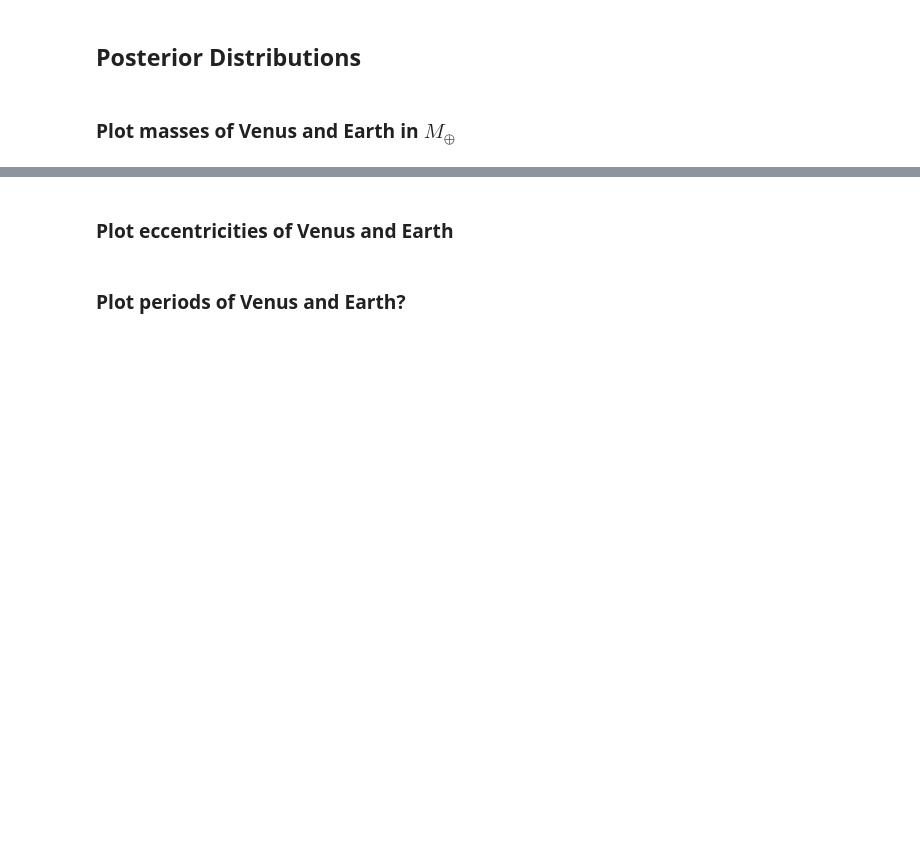
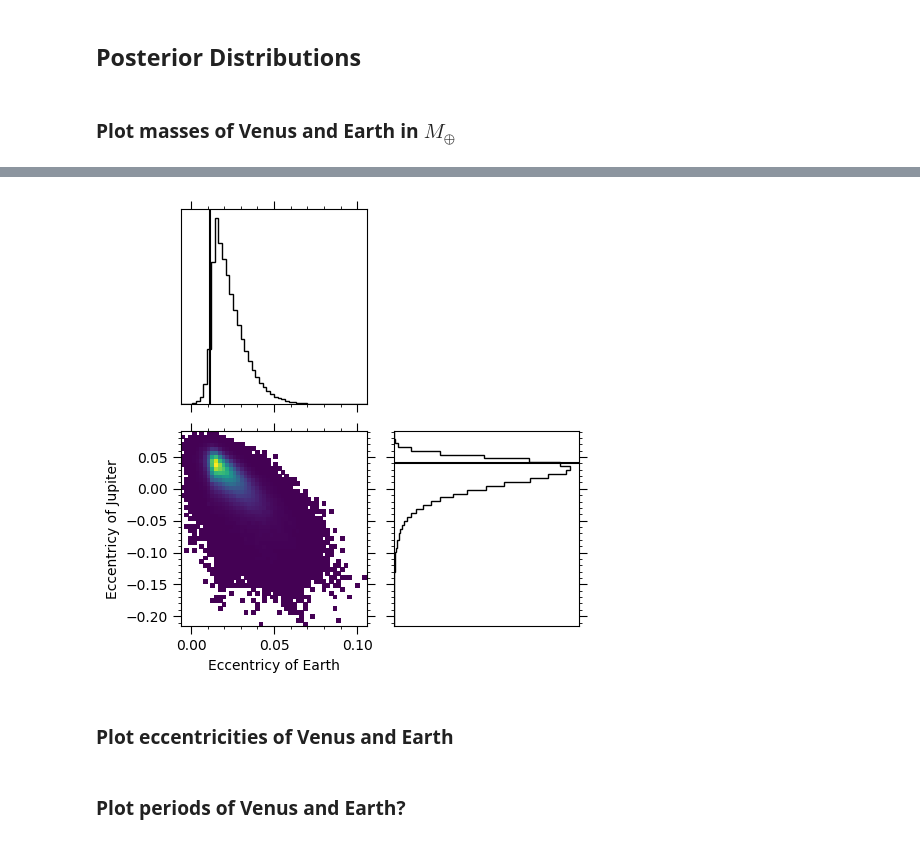
Before and after one commit to bmlindor/ttv_ss, a Jupyter notebook: work.ipynb, the cells around one changed output, grey strips where cells are left out. Cells and saved outputs as stored; diff of their text form; code cells hidden in the pictures; blank space fills up the shorter version.

```diff
--- a/work.ipynb
+++ b/work.ipynb
@@ -78,3 +82,7 @@ ylabel(L"Mass of Earth [$M_{\oplus}$]")
+# %%
+corner_hist(10.0,15.0,"EMB","p3",50)
+# %% [output]
+[figure, added]
 # %% [markdown]
 ### Plot eccentricities of Venus and Earth
 # %%
```
Also changed, not shown: parts of 3 cells of this notebook, 52 other files.
